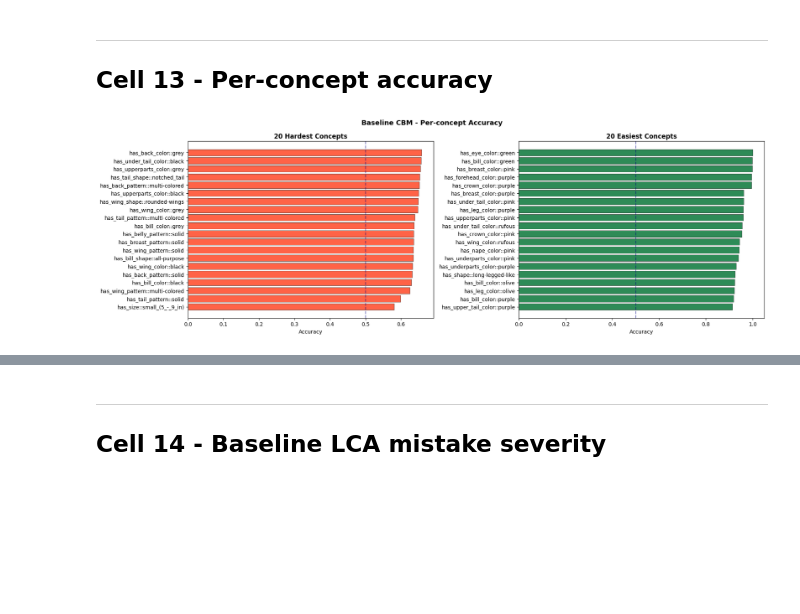
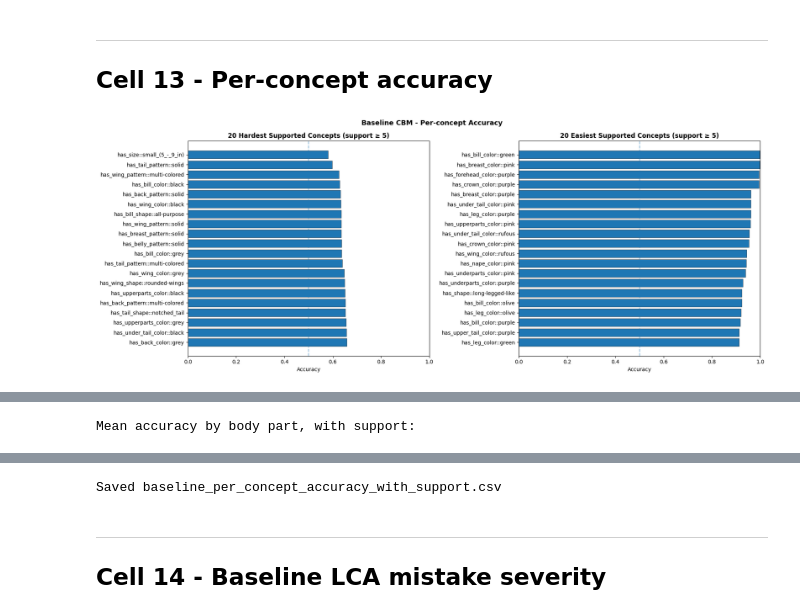
Before and after one commit to lucap02/ETAI-2025-26, a Jupyter notebook: baseline_cbm.ipynb, the cells around one changed output, grey strips where cells are left out. Saved outputs shown, nothing was run; the diff lists cells and outputs as text; code cells hidden in the pictures; blank space fills up the shorter version.

Commit message:
added local execution support and minor changes to baseline_cbm

```diff
--- a/baseline_cbm.ipynb
+++ b/baseline_cbm.ipynb
@@ -11,4 +11,8 @@ full train/test split from the original dataset.
 # %% [markdown]
 ---
 ## Cell 1 - Install dependencies
+# %%
+# True = Colab, False = local.
+# Keep False for local/Jupyter execution; set True manually in Colab.
+RUN_ON_COLAB = True
 # %%
@@ -269,7 +330,6 @@ test_transform = transforms.Compose([
     transforms.ToTensor(),
     transforms.Normalize(IMAGENET_MEAN, IMAGENET_STD),
 ])
-
 
 class CUBDataset(Dataset):
     def __init__(self, master_df, concept_matrix, cub_dir, split='train', transform=None):
@@ -306,7 +366,7 @@ class CUBDataset(Dataset):
 
 
 BATCH_SIZE  = 64
-NUM_WORKERS = 2
+NUM_WORKERS = 2 if RUN_ON_COLAB else 0
 
 train_dataset = CUBDataset(master_df, concept_matrix, CUB_DIR, 'train', train_transform)
 test_dataset  = CUBDataset(master_df, concept_matrix, CUB_DIR, 'test',  test_transform)
@@ -596,7 +684,12 @@ Epoch 12/40
 ---
 ## Cell 11 - Load best checkpoint and final evaluation
 # %%
-model.load_state_dict(torch.load(CKPT_PATH, map_location=device))
+state = torch.load(CKPT_PATH, map_location=device)
+missing, unexpected = model.load_state_dict(state, strict=False)
+if missing or unexpected:
+    print('Missing keys:', missing)
+    print('Unexpected keys:', unexpected)
+    raise RuntimeError('Checkpoint does not exactly match the Flat CBM definition.')
 final = evaluate(model, test_loader, device)
 
 print('=' * 55)
@@ -672,30 +765,62 @@ plt.show()
 # %%
 acc_df = attrs_df.copy()
 acc_df['accuracy'] = final['concept_accuracy']
-acc_df = acc_df.sort_values('accuracy')
 
-fig, axes = plt.subplots(1, 2, figsize=(18, 6))
+# Concept accuracy can be misleading for concepts that are almost always absent.
+# Add positive support and focus "hardest concepts" on concepts that appear at least once in the test split.
+test_img_ids = master_df.loc[master_df['is_train'] == 0, 'img_id'].values
+test_concept_gt = concept_matrix.loc[test_img_ids].values
+acc_df['test_positive_support'] = test_concept_gt.sum(axis=0).astype(int)
+acc_df['test_presence_rate'] = test_concept_gt.mean(axis=0)
 
-bottom20 = acc_df.head(20)
+MIN_POS_SUPPORT = 5
+supported_df = acc_df[acc_df['test_positive_support'] >= MIN_POS_SUPPORT].copy()
+
+if len(supported_df) == 0:
+    print(f'No concepts with at least {MIN_POS_SUPPORT} positive test examples. Falling back to all concepts.')
+    supported_df = acc_df.copy()
+
+acc_sorted = supported_df.sort_values('accuracy')
+
+fig, axes = plt.subplots(1, 2, figsize=(18, 7))
+
+bottom20 = acc_sorted.head(20).copy()
 axes[0].barh(bottom20['attr_name'], bottom20['accuracy'],
-             color='tomato', edgecolor='black', linewidth=0.4)
-axes[0].set_title('20 Hardest Concepts', fontweight='bold')
+             edgecolor='black', linewidth=0.4)
+axes[0].set_title(f'20 Hardest Supported Concepts (support ≥ {MIN_POS_SUPPORT})', fontweight='bold')
 axes[0].set_xlabel('Accuracy')
-axes[0].axvline(0.5, color='navy', linestyle='--', alpha=0.5)
+axes[0].set_xlim(0, 1)
+axes[0].axvline(0.5, linestyle='--', alpha=0.5)
+axes[0].invert_yaxis()
 
-top20 = acc_df.tail(20)
+top20 = acc_sorted.tail(20).sort_values('accuracy').copy()
 axes[1].barh(top20['attr_name'], top20['accuracy'],
-             color='seagreen', edgecolor='black', linewidth=0.4)
-axes[1].set_title('20 Easiest Concepts', fontweight='bold')
+             edgecolor='black', linewidth=0.4)
+axes[1].set_title(f'20 Easiest Supported Concepts (support ≥ {MIN_POS_SUPPORT})', fontweight='bold')
 axes[1].set_xlabel('Accuracy')
-axes[1].axvline(0.5, color='navy', linestyle='--', alpha=0.5)
+axes[1].set_xlim(0, 1)
+axes[1].axvline(0.5, linestyle='--', alpha=0.5)
 
 plt.suptitle('Baseline CBM - Per-concept Accuracy', fontsize=13, fontweight='bold')
 plt.tight_layout()
-plt.savefig(os.path.join(SAVE_DIR, 'baseline_concept_accuracy.png'), dpi=150)
+plt.savefig(os.path.join(SAVE_DIR, 'baseline_concept_accuracy.png'), dpi=150, bbox_inches='tight')
 plt.show()
 
-print('Mean accuracy by body part:')
-print(acc_df.groupby('part')['accuracy'].mean().sort_values().to_string())
+print('Hardest supported concepts:')
+display(bottom20[['attr_id', 'attr_name', 'part', 'accuracy', 'test_positive_support', 'test_presence_rate']])
+
+print('\nMean accuracy by body part, with support:')
+part_summary = (
+    acc_df.groupby('part')
+    .agg(
+        mean_accuracy=('accuracy', 'mean'),
+        n_concepts=('accuracy', 'size'),
+        total_positive_support=('test_positive_support', 'sum')
+    )
+    .sort_values('mean_accuracy')
+)
+display(part_summary)
+acc_df.to_csv(os.path.join(SAVE_DIR, 'baseline_per_concept_accuracy_with_support.csv'), index=False)
+print('Saved baseline_per_concept_accuracy_with_support.csv')
 # %% [output]
-[figure, old version]
+[figure, new version]
@@ -718,0 +845 @@ has_eye_color           0.872565
+Mean accuracy by body part, with support:
@@ -719,3 +864,4 @@ has_eye_color           0.872565
+Saved baseline_per_concept_accuracy_with_support.csv
 # %% [markdown]
 ---
 ## Cell 14 - Baseline LCA mistake severity
```
Also changed, not shown: parts of 14 cells of this notebook.
